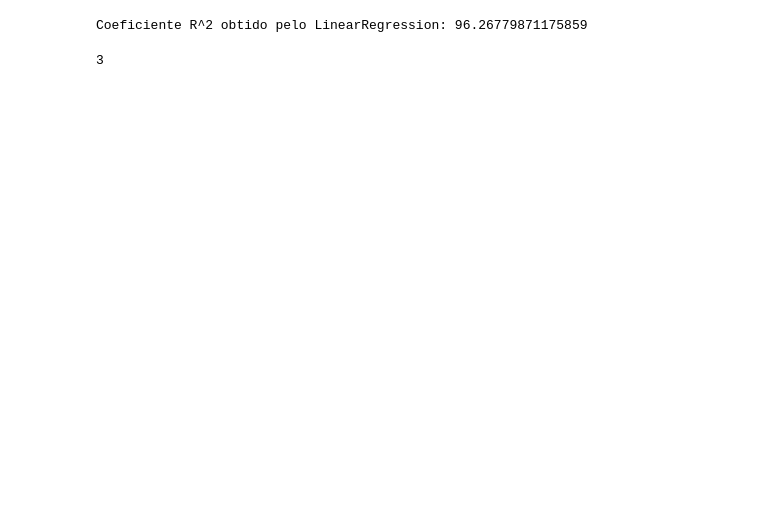
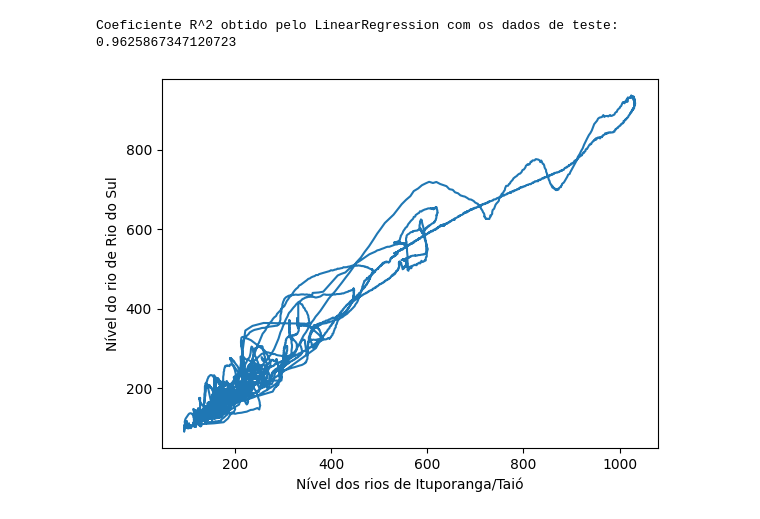
Before and after one commit to Victor-Fiamoncini/atv_ml_02, a Jupyter notebook: src/main..ipynb, the cells around one changed output. Cells and saved outputs as stored; diff of their text form; code cells hidden in the pictures; blank space fills up the shorter version.

Commit message:
feat: add basic prediction and plot & add corr matrix

```diff
--- a/src/main..ipynb
+++ b/src/main..ipynb
@@ -77,9 +77,10 @@ df_merged.head()
 # %%
 '''
 Separação dos dados de treinamento/teste.
-Optei por separar 80% para treinamento e 20% para teste.
+Optei por remover das colunas com os níveis em mm de chuvas, pois elas tiveram pouca influência nos resultados pelo que testei.
+Optei também por separar 80% dos dados para treinamento e 20% para teste.
 '''
-x_columns = df_merged[['nivel/taio', 'nivel/ituporanga', 'chuva/taio', 'chuva/ituporanga']]
+x_columns = df_merged[['nivel/taio', 'nivel/ituporanga']]
 y_column = df_merged['nivel/rio do sul']
 
 train_size = int(0.8 * len(y_column))
@@ -93,10 +94,16 @@ y_test = y_column[train_size:train_size + test_size]
 # %%
 ''' Testes de predição das cheias em Rio do Sul com o modelo LinearRegression. '''
 lr_model = LinearRegression()
 lr_model.fit(X=x_train, y=y_train)
-lr_model_r2 = lr_model.score(x_test, y_test) * 100
+lr_model_r2 = lr_model.score(X=x_test, y=y_test)
+lr_model_prediction = lr_model.predict(X=x_test)
 
-print(f'Coeficiente R^2 obtido pelo LinearRegression: {lr_model_r2}')
+print(f'Coeficiente R^2 obtido pelo LinearRegression com os dados de teste: {lr_model_r2}')
+
+plt.plot(y_test, lr_model_prediction)
+plt.xlabel('Nível dos rios de Ituporanga/Taió')
+plt.ylabel('Nível do rio de Rio do Sul')
+plt.show();
 # %% [output]
-Coeficiente R^2 obtido pelo LinearRegression: 96.26779871175859
+Coeficiente R^2 obtido pelo LinearRegression com os dados de teste: 0.9625867347120723
-3
+[figure, added]
```
Also changed, not shown: parts of 1 cell of this notebook.
